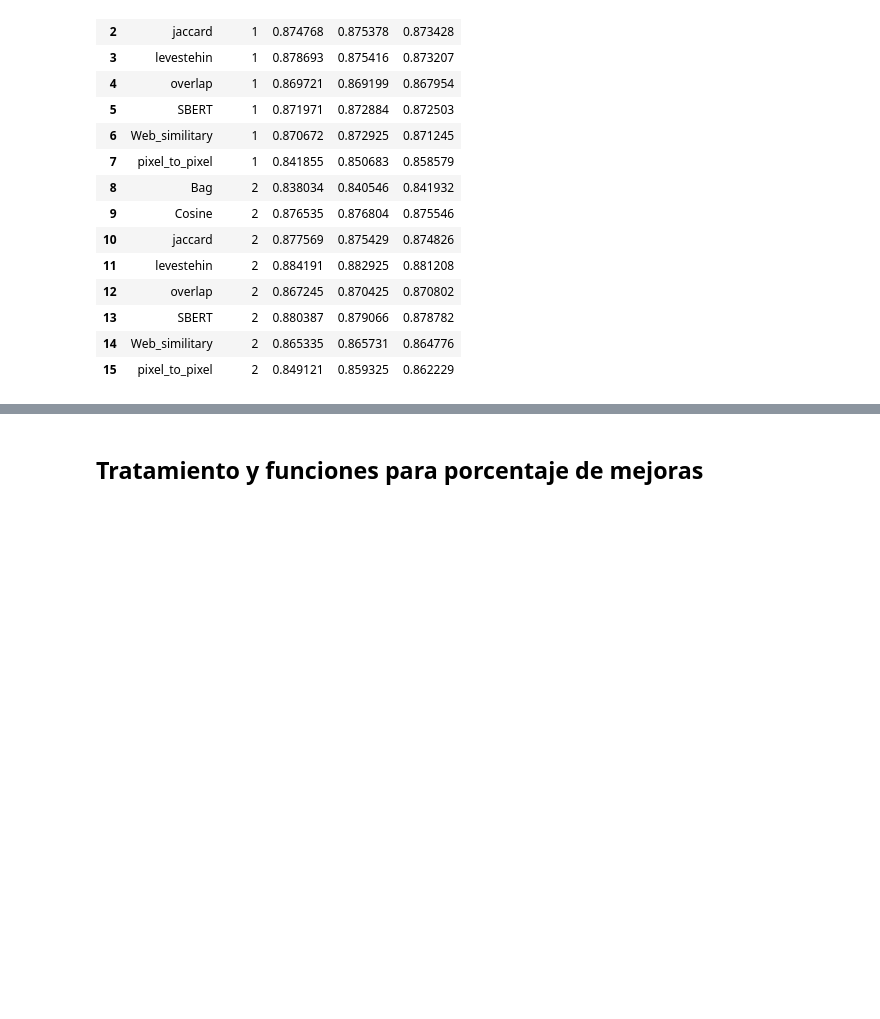
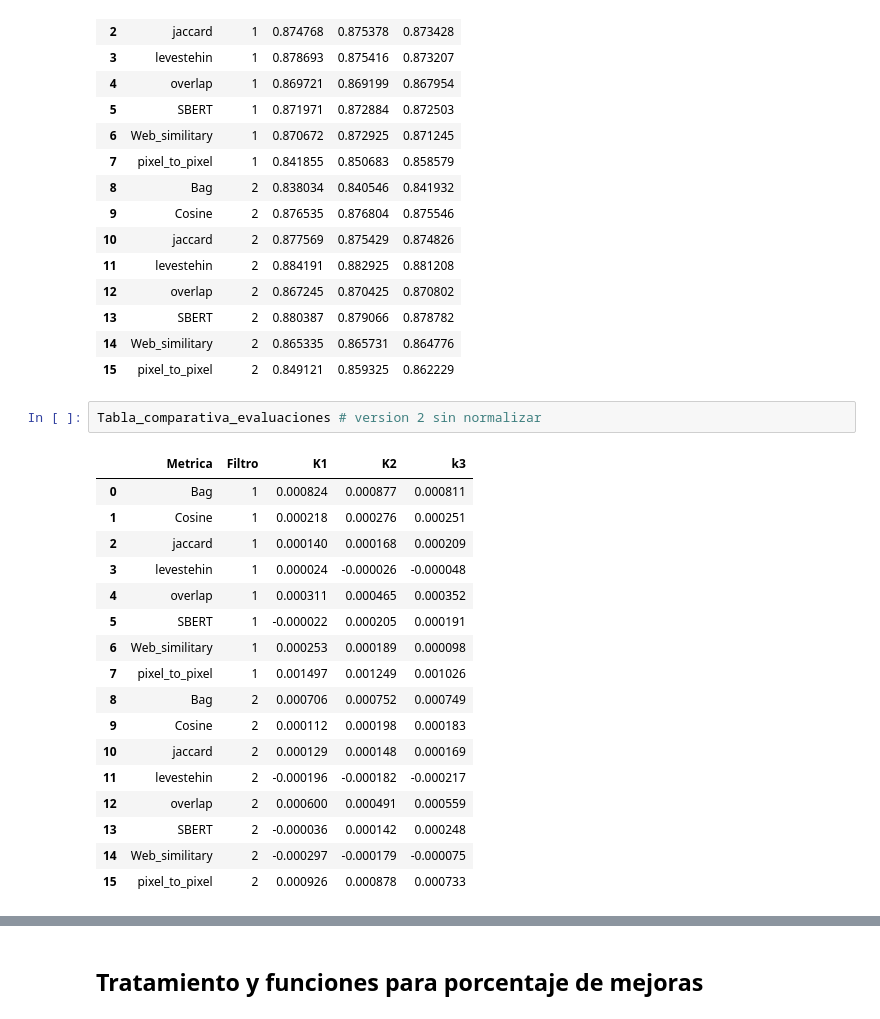
Before and after one commit to angelldavidd/Trabajo, a Jupyter notebook: 9.2-procesing-metricas_ROAD.ipynb, the cells around one changed output, grey strips where cells are left out. Saved outputs shown, nothing was run; the diff lists cells and outputs as text; blank space fills up the shorter version.

Commit message:
Git actualizacion tablas comparativas evaluaciones sin normalizar

```diff
--- a/9.2-procesing-metricas_ROAD.ipynb
+++ b/9.2-procesing-metricas_ROAD.ipynb
@@ -1333,3 +1333,23 @@ Tabla_comparativa_evaluaciones #version 1
 | 13 | SBERT | 2 | 0.880387 | 0.879066 | 0.878782 |
 | 14 | Web_similitary | 2 | 0.865335 | 0.865731 | 0.864776 |
 | 15 | pixel_to_pixel | 2 | 0.849121 | 0.859325 | 0.862229 |
+# %%
+Tabla_comparativa_evaluaciones # version 2 sin normalizar
+# %% [output]
+|  | Metrica | Filtro | K1 | K2 | k3 |
+| 0 | Bag | 1 | 0.000824 | 0.000877 | 0.000811 |
+| 1 | Cosine | 1 | 0.000218 | 0.000276 | 0.000251 |
+| 2 | jaccard | 1 | 0.000140 | 0.000168 | 0.000209 |
+| 3 | levestehin | 1 | 0.000024 | -0.000026 | -0.000048 |
+| 4 | overlap | 1 | 0.000311 | 0.000465 | 0.000352 |
+| 5 | SBERT | 1 | -0.000022 | 0.000205 | 0.000191 |
+| 6 | Web_similitary | 1 | 0.000253 | 0.000189 | 0.000098 |
+| 7 | pixel_to_pixel | 1 | 0.001497 | 0.001249 | 0.001026 |
+| 8 | Bag | 2 | 0.000706 | 0.000752 | 0.000749 |
+| 9 | Cosine | 2 | 0.000112 | 0.000198 | 0.000183 |
+| 10 | jaccard | 2 | 0.000129 | 0.000148 | 0.000169 |
+| 11 | levestehin | 2 | -0.000196 | -0.000182 | -0.000217 |
+| 12 | overlap | 2 | 0.000600 | 0.000491 | 0.000559 |
+| 13 | SBERT | 2 | -0.000036 | 0.000142 | 0.000248 |
+| 14 | Web_similitary | 2 | -0.000297 | -0.000179 | -0.000075 |
+| 15 | pixel_to_pixel | 2 | 0.000926 | 0.000878 | 0.000733 |
```
Also changed, not shown: parts of 2 cells of this notebook, 2 other files.
